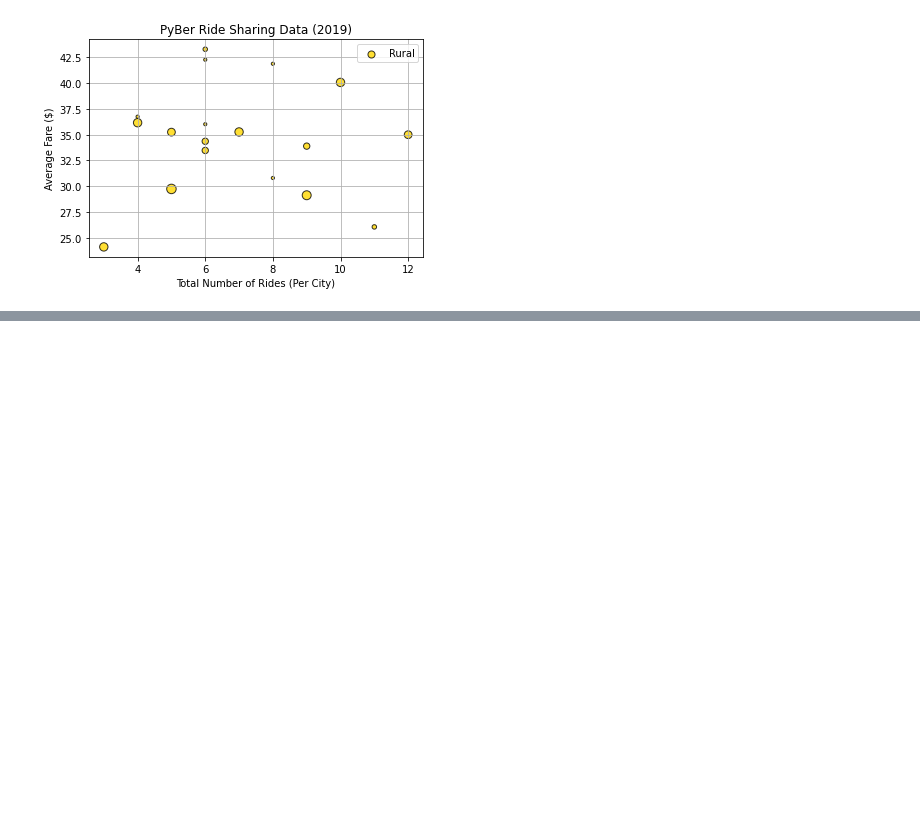
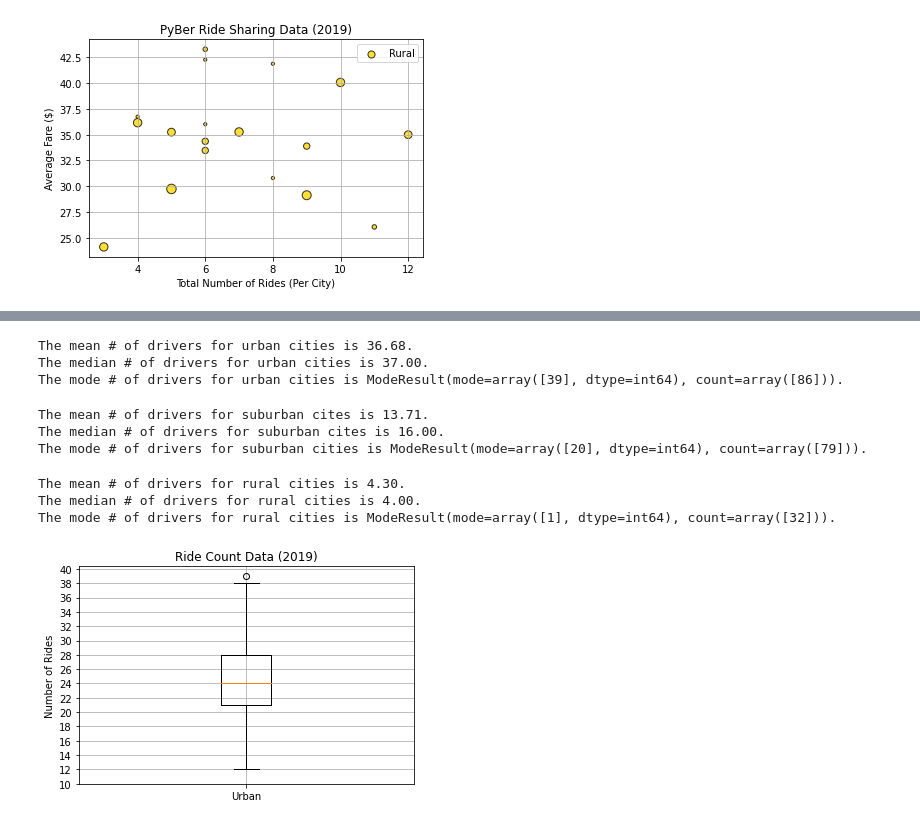
Before and after one commit to ahwinkelman/PyBer_Analysis, a Jupyter notebook: PyBer.ipynb, the cells around one changed output, grey strips where cells are left out. Drawn from its saved outputs; the diff is of its cells as text; code cells hidden in the pictures; blank space fills up the shorter version.

Commit message:
Box and whisker

```diff
--- a/PyBer.ipynb
+++ b/PyBer.ipynb
@@ -278,0 +515,13 @@ FileNotFoundError: [Errno 2] No such file or directory: 'analysis/Fig1.png'
+# %%
+mean_urban_drivers = np.mean(urban_drivers)
+print(f"The mean # of drivers for urban cities is {mean_urban_drivers:.2f}.")
+
+median_urban_drivers= np.median(urban_drivers)
+print(f"The median # of drivers for urban cities is {median_urban_drivers:.2f}.")
+
+mode_urban_drivers = sts.mode(urban_drivers)
+print(f"The mode # of drivers for urban cities is {mode_urban_drivers}.")
+# %% [output]
+The mean # of drivers for urban cities is 36.68.
+The median # of drivers for urban cities is 37.00.
+The mode # of drivers for urban cities is ModeResult(mode=array([39], dtype=int64), count=array([86])).
@@ -278,0 +531,13 @@ FileNotFoundError: [Errno 2] No such file or directory: 'analysis/Fig1.png'
+# %%
+mean_suburban_drivers = np.mean(suburban_drivers)
+print(f"The mean # of drivers for suburban cites is {mean_suburban_drivers:.2f}.")
+
+median_suburban_drivers= np.median(suburban_drivers)
+print(f"The median # of drivers for suburban cites is {median_suburban_drivers:.2f}.")
+
+mode_suburban_drivers = sts.mode(suburban_drivers)
+print(f"The mode # of drivers for suburban cities is {mode_suburban_drivers}.")
+# %% [output]
+The mean # of drivers for suburban cites is 13.71.
+The median # of drivers for suburban cites is 16.00.
+The mode # of drivers for suburban cities is ModeResult(mode=array([20], dtype=int64), count=array([79])).
@@ -278,0 +547,30 @@ FileNotFoundError: [Errno 2] No such file or directory: 'analysis/Fig1.png'
+# %%
+mean_rural_drivers = np.mean(rural_drivers)
+print(f"The mean # of drivers for rural cities is {mean_rural_drivers:.2f}.")
+
+median_rural_drivers= np.median(rural_drivers)
+print(f"The median # of drivers for rural cities is {median_rural_drivers:.2f}.")
+
+mode_rural_drivers = sts.mode(rural_drivers)
+print(f"The mode # of drivers for rural cities is {mode_rural_drivers}.")
+# %% [output]
+The mean # of drivers for rural cities is 4.30.
+The median # of drivers for rural cities is 4.00.
+The mode # of drivers for rural cities is ModeResult(mode=array([1], dtype=int64), count=array([32])).
+# %%
+#5.4.4 Create Box and whisker plots
+# Create a box-and-whisker plot for the urban cities ride count.
+
+import numpy as np
+x_labels = ["Urban"]
+fig, ax = plt.subplots()
+ax.boxplot(urban_ride_count, labels = x_labels)
+
+#add the title, y-axis and grid
+ax.set_title('Ride Count Data (2019)')
+ax.set_ylabel('Number of Rides')
+ax.set_yticks(np.arange(10, 41, step=2.0))
+ax.grid()
+plt.show()
+# %% [output]
+[figure, added]
```
Also changed, not shown: parts of 36 cells of this notebook, 3 other files.
